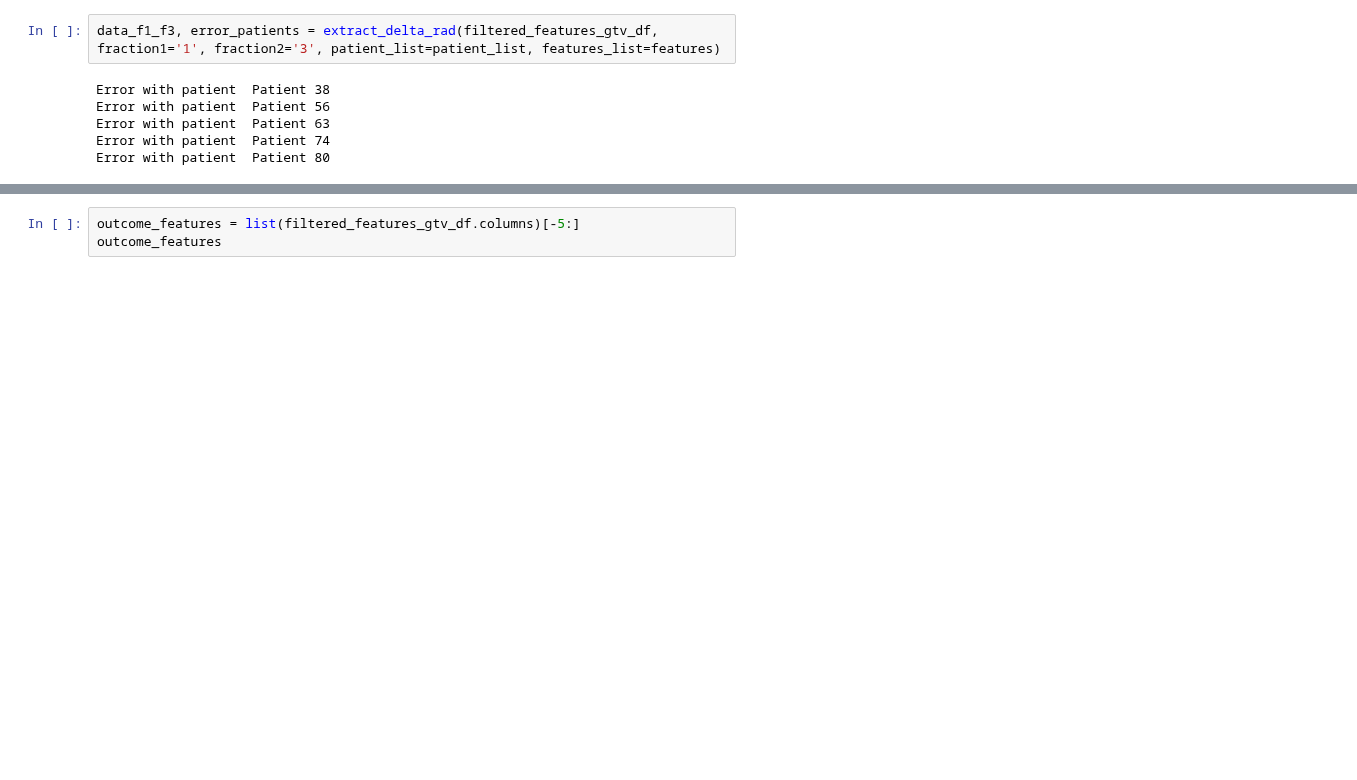
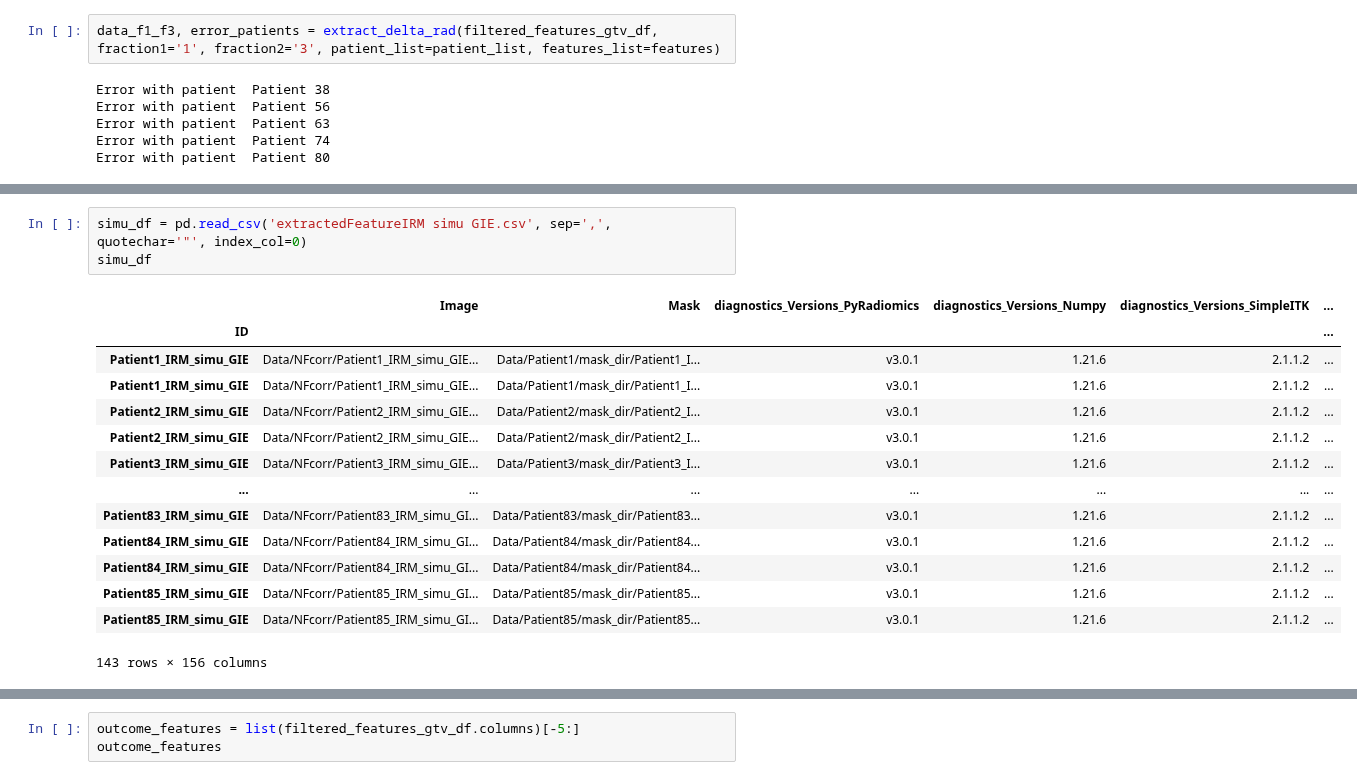
Before and after one commit to ftach/delta-rad, a Jupyter notebook: radiomics_csv_extract.ipynb, the cells around one changed output, grey strips where cells are left out. Saved outputs shown, nothing was run; the diff lists cells and outputs as text; blank space fills up the shorter version.

```diff
--- a/radiomics_csv_extract.ipynb
+++ b/radiomics_csv_extract.ipynb
@@ -215,0 +426,18 @@ f1_f3_gtv_df.to_csv('/mnt/c/Users/tachenne/delta-rad/extracted_radiomics/f1_f3_g
+# %%
+simu_df = pd.read_csv('extractedFeatureIRM simu GIE.csv', sep=',', quotechar='"', index_col=0)
+simu_df
+# %% [output]
+|  | Image | Mask | diagnostics_Versions_PyRadiomics | diagnostics_Versions_Numpy | diagnostics_Versions_SimpleITK | ... |
+| ID |  |  |  |  |  | ... |
+| Patient1_IRM_simu_GIE | Data/NFcorr/Patient1_IRM_simu_GIE... | Data/Patient1/mask_dir/Patient1_I... | v3.0.1 | 1.21.6 | 2.1.1.2 | ... |
+| Patient1_IRM_simu_GIE | Data/NFcorr/Patient1_IRM_simu_GIE... | Data/Patient1/mask_dir/Patient1_I... | v3.0.1 | 1.21.6 | 2.1.1.2 | ... |
+| Patient2_IRM_simu_GIE | Data/NFcorr/Patient2_IRM_simu_GIE... | Data/Patient2/mask_dir/Patient2_I... | v3.0.1 | 1.21.6 | 2.1.1.2 | ... |
+| Patient2_IRM_simu_GIE | Data/NFcorr/Patient2_IRM_simu_GIE... | Data/Patient2/mask_dir/Patient2_I... | v3.0.1 | 1.21.6 | 2.1.1.2 | ... |
+| Patient3_IRM_simu_GIE | Data/NFcorr/Patient3_IRM_simu_GIE... | Data/Patient3/mask_dir/Patient3_I... | v3.0.1 | 1.21.6 | 2.1.1.2 | ... |
+| ... | ... | ... | ... | ... | ... | ... |
+| Patient83_IRM_simu_GIE | Data/NFcorr/Patient83_IRM_simu_GI... | Data/Patient83/mask_dir/Patient83... | v3.0.1 | 1.21.6 | 2.1.1.2 | ... |
+| Patient84_IRM_simu_GIE | Data/NFcorr/Patient84_IRM_simu_GI... | Data/Patient84/mask_dir/Patient84... | v3.0.1 | 1.21.6 | 2.1.1.2 | ... |
+| Patient84_IRM_simu_GIE | Data/NFcorr/Patient84_IRM_simu_GI... | Data/Patient84/mask_dir/Patient84... | v3.0.1 | 1.21.6 | 2.1.1.2 | ... |
+| Patient85_IRM_simu_GIE | Data/NFcorr/Patient85_IRM_simu_GI... | Data/Patient85/mask_dir/Patient85... | v3.0.1 | 1.21.6 | 2.1.1.2 | ... |
+| Patient85_IRM_simu_GIE | Data/NFcorr/Patient85_IRM_simu_GI... | Data/Patient85/mask_dir/Patient85... | v3.0.1 | 1.21.6 | 2.1.1.2 | ... |
+143 rows × 156 columns
```
Also changed, not shown: parts of 49 cells of this notebook, 3 other files.
